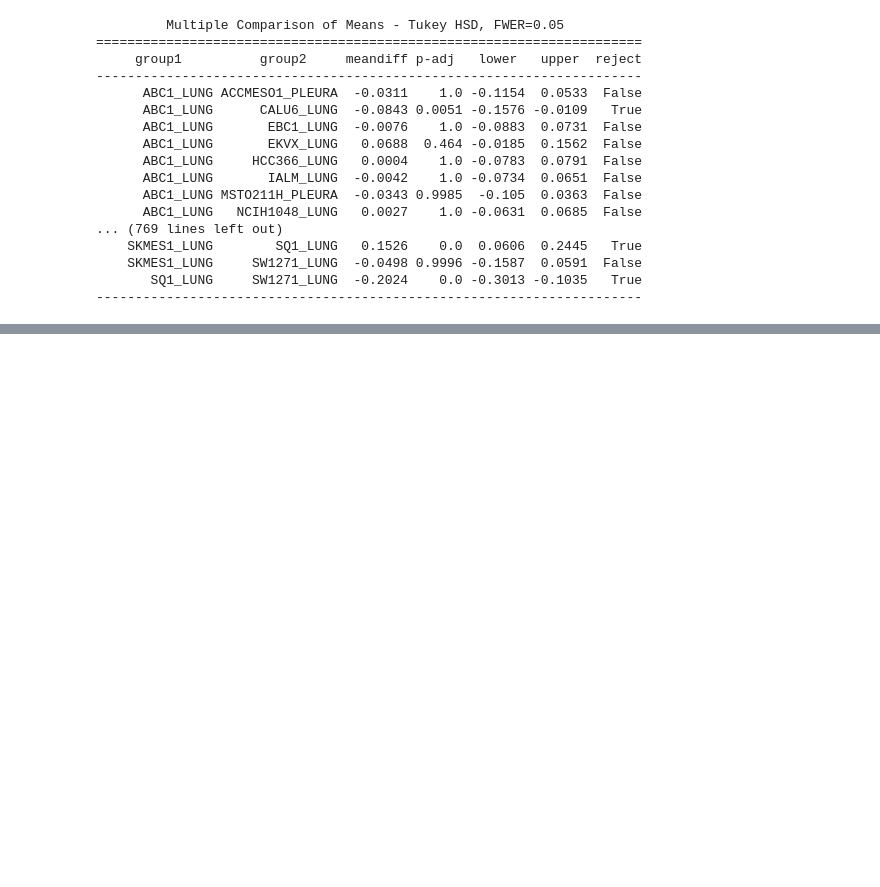
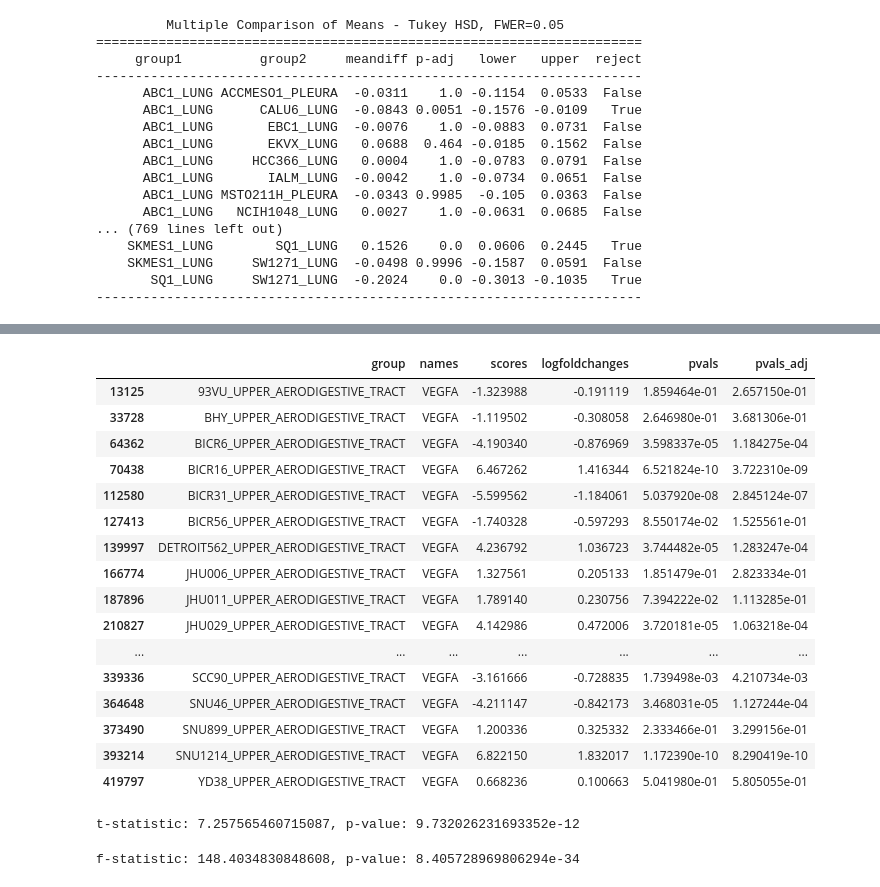
Before and after one commit to NikitaArya17/next_generation_sequencing_projects, a Jupyter notebook: single-cell rna sequencing data/kinker/03_explore.ipynb, the cells around one changed output, grey strips where cells are left out. Cells and saved outputs as stored; diff of their text form; code cells hidden in the pictures; blank space fills up the shorter version.

```diff
--- a/single-cell rna sequencing data/kinker/03_explore.ipynb
+++ b/single-cell rna sequencing data/kinker/03_explore.ipynb
@@ -179,0 +189,4 @@ print(tukey_result)
+# %%
+sc.tl.rank_genes_groups(adata_hnscc, groupby = 'CellLine', use_raw = False)
+diff_exp_df_ = sc.get.rank_genes_groups_df(adata_hnscc, group = None, key = 'rank_genes_groups')
+diff_exp_df_
@@ -179,0 +207,20 @@ print(tukey_result)
+# %%
+diff_exp_df_[diff_exp_df_['names']=='VEGFA']
+# %% [output]
+|  | group | names | scores | logfoldchanges | pvals | pvals_adj |
+| 13125 | 93VU_UPPER_AERODIGESTIVE_TRACT | VEGFA | -1.323988 | -0.191119 | 1.859464e-01 | 2.657150e-01 |
+| 33728 | BHY_UPPER_AERODIGESTIVE_TRACT | VEGFA | -1.119502 | -0.308058 | 2.646980e-01 | 3.681306e-01 |
+| 64362 | BICR6_UPPER_AERODIGESTIVE_TRACT | VEGFA | -4.190340 | -0.876969 | 3.598337e-05 | 1.184275e-04 |
+| 70438 | BICR16_UPPER_AERODIGESTIVE_TRACT | VEGFA | 6.467262 | 1.416344 | 6.521824e-10 | 3.722310e-09 |
+| 112580 | BICR31_UPPER_AERODIGESTIVE_TRACT | VEGFA | -5.599562 | -1.184061 | 5.037920e-08 | 2.845124e-07 |
+| 127413 | BICR56_UPPER_AERODIGESTIVE_TRACT | VEGFA | -1.740328 | -0.597293 | 8.550174e-02 | 1.525561e-01 |
+| 139997 | DETROIT562_UPPER_AERODIGESTIVE_TRACT | VEGFA | 4.236792 | 1.036723 | 3.744482e-05 | 1.283247e-04 |
+| 166774 | JHU006_UPPER_AERODIGESTIVE_TRACT | VEGFA | 1.327561 | 0.205133 | 1.851479e-01 | 2.823334e-01 |
+| 187896 | JHU011_UPPER_AERODIGESTIVE_TRACT | VEGFA | 1.789140 | 0.230756 | 7.394222e-02 | 1.113285e-01 |
+| 210827 | JHU029_UPPER_AERODIGESTIVE_TRACT | VEGFA | 4.142986 | 0.472006 | 3.720181e-05 | 1.063218e-04 |
+| ... | ... | ... | ... | ... | ... | ... |
+| 339336 | SCC90_UPPER_AERODIGESTIVE_TRACT | VEGFA | -3.161666 | -0.728835 | 1.739498e-03 | 4.210734e-03 |
+| 364648 | SNU46_UPPER_AERODIGESTIVE_TRACT | VEGFA | -4.211147 | -0.842173 | 3.468031e-05 | 1.127244e-04 |
+| 373490 | SNU899_UPPER_AERODIGESTIVE_TRACT | VEGFA | 1.200336 | 0.325332 | 2.333466e-01 | 3.299156e-01 |
+| 393214 | SNU1214_UPPER_AERODIGESTIVE_TRACT | VEGFA | 6.822150 | 1.832017 | 1.172390e-10 | 8.290419e-10 |
+| 419797 | YD38_UPPER_AERODIGESTIVE_TRACT | VEGFA | 0.668236 | 0.100663 | 5.041980e-01 | 5.805055e-01 |
@@ -179,0 +230,10 @@ print(tukey_result)
+# %%
+t_stat_, p_value_ = ttest_ind(df_hnscc_target_one['VEGFA'], df_hnscc_others_one['VEGFA'], equal_var = False)
+print(f't-statistic: {t_stat_}, p-value: {p_value_}')
+# %% [output]
+t-statistic: 7.257565460715087, p-value: 9.732026231693352e-12
+# %%
+f_stat_, p_value_ = f_oneway(df_hnscc_target_one['VEGFA'], df_hnscc_others_one['VEGFA'])
+print(f'f-statistic: {f_stat_}, p-value: {p_value_}')
+# %% [output]
+f-statistic: 148.4034830848608, p-value: 8.405728969806294e-34
```
Also changed, not shown: parts of 9 cells of this notebook.
